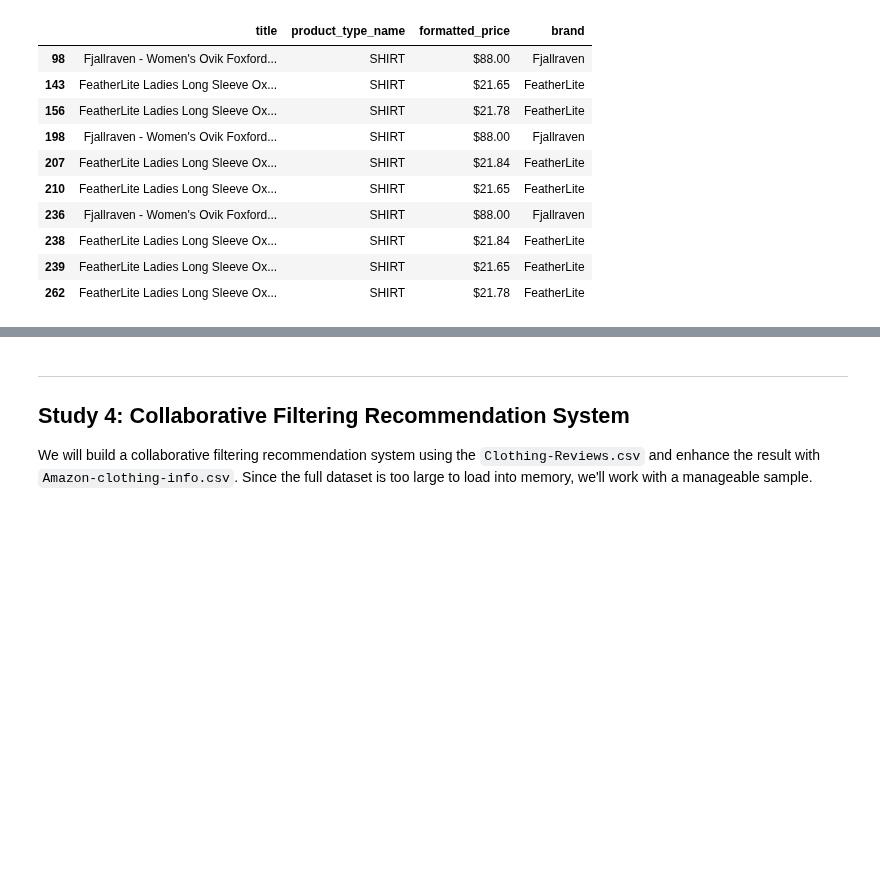
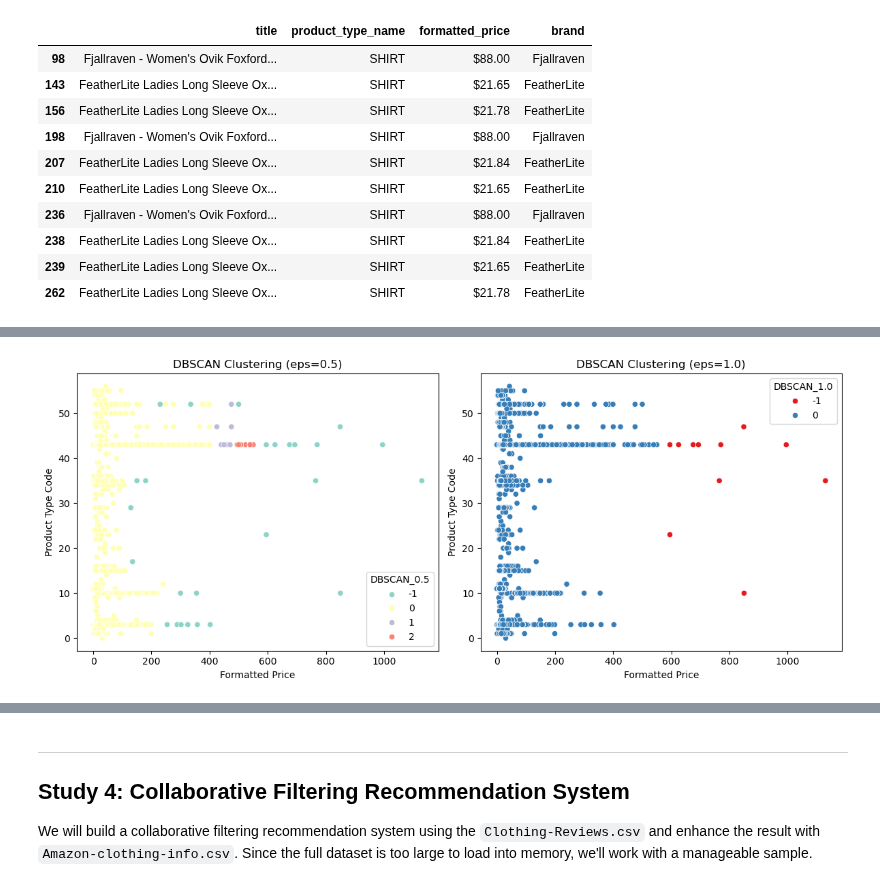
Before and after one commit to royruik/CSI4142_Assignments, a Jupyter notebook: A4/A4_Jupyter_Analysis.ipynb, the cells around one changed output, grey strips where cells are left out. Cells and saved outputs as stored; diff of their text form; code cells hidden in the pictures; blank space fills up the shorter version.

```diff
--- a/A4/A4_Jupyter_Analysis.ipynb
+++ b/A4/A4_Jupyter_Analysis.ipynb
@@ -704,0 +566,30 @@ dtype: float64
+# %%
+df_cluster_dbscan = df_cluster_kmeans.copy()
+
+# DBSCAN with eps=0.5
+dbscan_eps05 = DBSCAN(eps=0.5, min_samples=5)
+df_cluster_dbscan["DBSCAN_0.5"] = dbscan_eps05.fit_predict(X_scaled)
+
+# DBSCAN with eps=1.0
+dbscan_eps10 = DBSCAN(eps=1.0, min_samples=5)
+df_cluster_dbscan["DBSCAN_1.0"] = dbscan_eps10.fit_predict(X_scaled)
+
+# Visualization for DBSCAN
+plt.figure(figsize=(12, 5))
+
+plt.subplot(1, 2, 1)
+sns.scatterplot(data=df_cluster_dbscan, x="formatted_price_clean", y="product_type_code", hue="DBSCAN_0.5", palette="Set3")
+plt.title("DBSCAN Clustering (eps=0.5)")
+plt.xlabel("Formatted Price")
+plt.ylabel("Product Type Code")
+
+plt.subplot(1, 2, 2)
+sns.scatterplot(data=df_cluster_dbscan, x="formatted_price_clean", y="product_type_code", hue="DBSCAN_1.0", palette="Set1")
+plt.title("DBSCAN Clustering (eps=1.0)")
+plt.xlabel("Formatted Price")
+plt.ylabel("Product Type Code")
+
+plt.tight_layout()
+plt.show()
+# %% [output]
+[figure, added]
```
Also changed, not shown: parts of 33 cells of this notebook.
